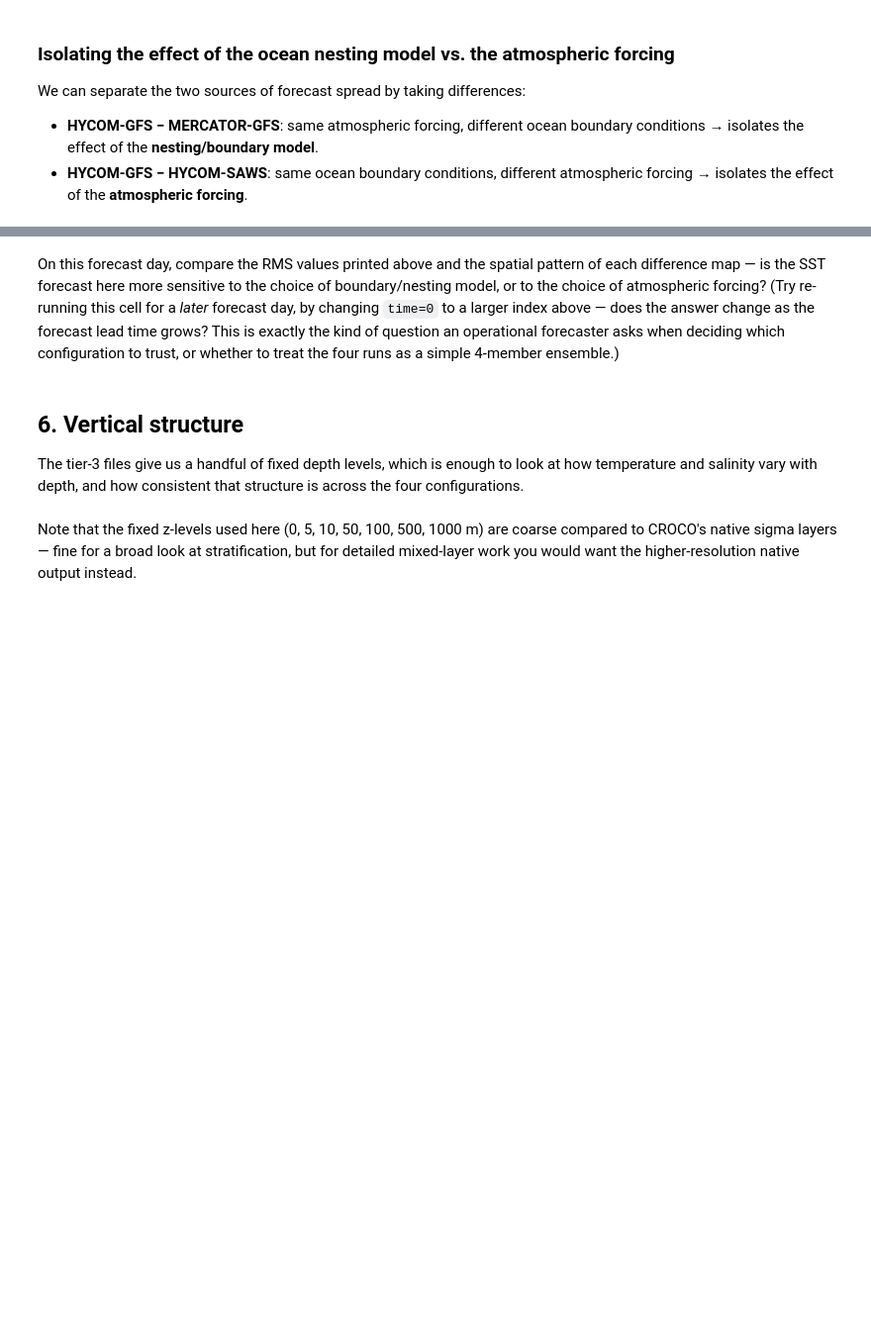
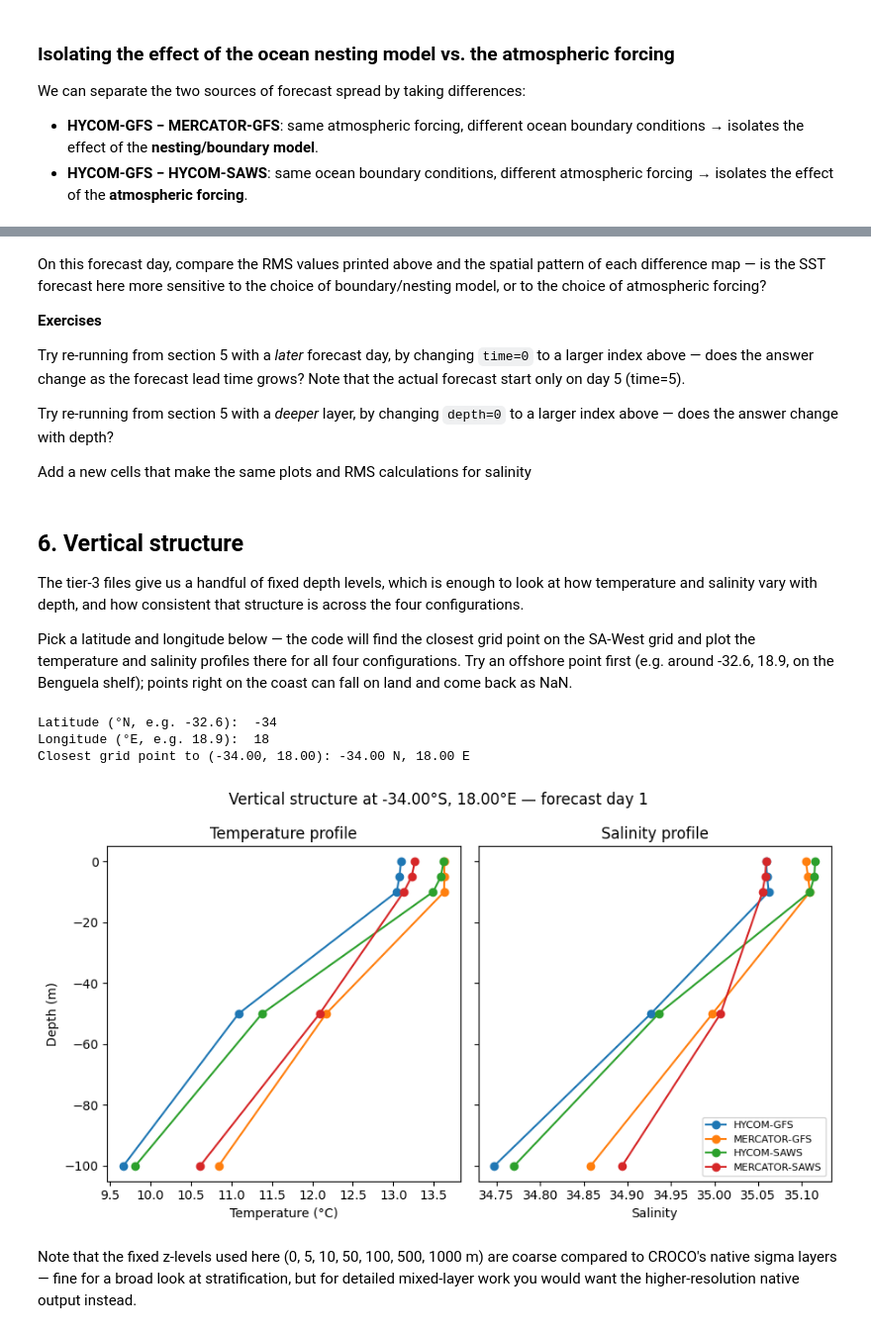
Before and after one commit to lilleannette/Operational-oceanography-tutorials, a Jupyter notebook: 02_SOMISANA_forecast_tutorial.ipynb, the cells around one changed output, grey strips where cells are left out. Shown at 99% size. Cells and saved outputs as stored; diff of their text form; code cells hidden in the pictures; blank space fills up the shorter version.

```diff
--- a/02_SOMISANA_forecast_tutorial.ipynb
+++ b/02_SOMISANA_forecast_tutorial.ipynb
@@ -317,42 +390,71 @@ print(f"RMS difference from atmospheric forcing choice: {float(np.sqrt(np.nanmea
 On this forecast day, compare the RMS values printed above and the
 spatial pattern of each difference map — is the SST forecast here more
 sensitive to the choice of boundary/nesting model, or to the choice of
-atmospheric forcing? (Try re-running this cell for a *later* forecast day,
-by changing `time=0` to a larger index above — does the answer change as the
-forecast lead time grows? This is exactly the kind of question an operational
-forecaster asks when deciding which configuration to trust, or whether to
-treat the four runs as a simple 4-member ensemble.)
+atmospheric forcing?
+
+**Exercises**
+
+Try re-running from section 5 with a *later* forecast day, by changing `time=0` to a larger index above — does the answer change as the forecast lead time grows? Note that the actual forecast start only on day 5 (time=5).
+
+Try re-running from section 5 with a *deeper* layer, by changing `depth=0` to a larger index above — does the answer change with depth?
+
+Add a new cells that make the same plots and RMS calculations for salinity
 # %% [markdown]
 ## 6. Vertical structure
 
 The tier-3 files give us a handful of fixed depth levels, which is enough to
 look at how temperature and salinity vary with depth, and how consistent
 that structure is across the four configurations.
+
+Pick a latitude and longitude below — the code will find the closest grid
+point on the SA-West grid and plot the temperature and salinity profiles
+there for all four configurations. Try an offshore point first (e.g. around
+-32.6, 18.9, on the Benguela shelf); points right on the coast can fall on
+land and come back as NaN.
 # %%
 
-# pick an offshore point, away from the coast and its NaNs
-lat_idx = ds_west.dims["latitude"] // 2
-lon_idx = int(ds_west.dims["longitude"] * 0.8)
+# Choose a profile location — the closest grid point on the SA-West grid
+# will be used for the profiles below.
+lat_choice = float(input("Latitude (°N, e.g. -32.6): "))
+lon_choice = float(input("Longitude (°E, e.g. 18.9): "))
+
+lat_idx = int(np.abs(ds_west.latitude - lat_choice).argmin())
+lon_idx = int(np.abs(ds_west.longitude - lon_choice).argmin())
 lat_pt = float(ds_west.latitude[lat_idx])
 lon_pt = float(ds_west.longitude[lon_idx])
-print(f"Profile location: {lat_pt:.2f} N, {lon_pt:.2f} E")
+print(
+    f"Closest grid point to ({lat_choice:.2f}, {lon_choice:.2f}): "
+    f"{lat_pt:.2f} N, {lon_pt:.2f} E"
+)
 
 fig, axes = plt.subplots(1, 2, figsize=(9, 5), sharey=True)
+any_data = False
 for config in CONFIGS:
     ds_c = xr.open_dataset(filepath("SA-West", config))
     temp_profile = ds_c.temp.isel(time=0, latitude=lat_idx, longitude=lon_idx).load()
     salt_profile = ds_c.salt.isel(time=0, latitude=lat_idx, longitude=lon_idx).load()
+    if np.isnan(temp_profile).all():
+        continue
+    any_data = True
     axes[0].plot(temp_profile, temp_profile.depth, "o-", label=config)
     axes[1].plot(salt_profile, salt_profile.depth, "o-", label=config)
+
+if not any_data:
+    print("No data at this grid point (likely on land) — try a point further offshore.")
 
 axes[0].set_xlabel("Temperature (°C)")
 axes[0].set_ylabel("Depth (m)")
 axes[1].set_xlabel("Salinity")
 axes[0].set_title("Temperature profile")
 axes[1].set_title("Salinity profile")
 axes[1].legend(loc="lower right", fontsize=8)
 fig.suptitle(f"Vertical structure at {lat_pt:.2f}°S, {lon_pt:.2f}°E — forecast day 1")
 fig.tight_layout()
+# %% [output]
+Latitude (°N, e.g. -32.6):  -34
+Longitude (°E, e.g. 18.9):  18
+Closest grid point to (-34.00, 18.00): -34.00 N, 18.00 E
+[figure, added]
 # %% [markdown]
 Note that the fixed z-levels used here (0, 5, 10, 50, 100, 500, 1000 m)
 are coarse compared to CROCO's native sigma layers — fine for a broad look at
```
Also changed, not shown: parts of 31 cells of this notebook.
